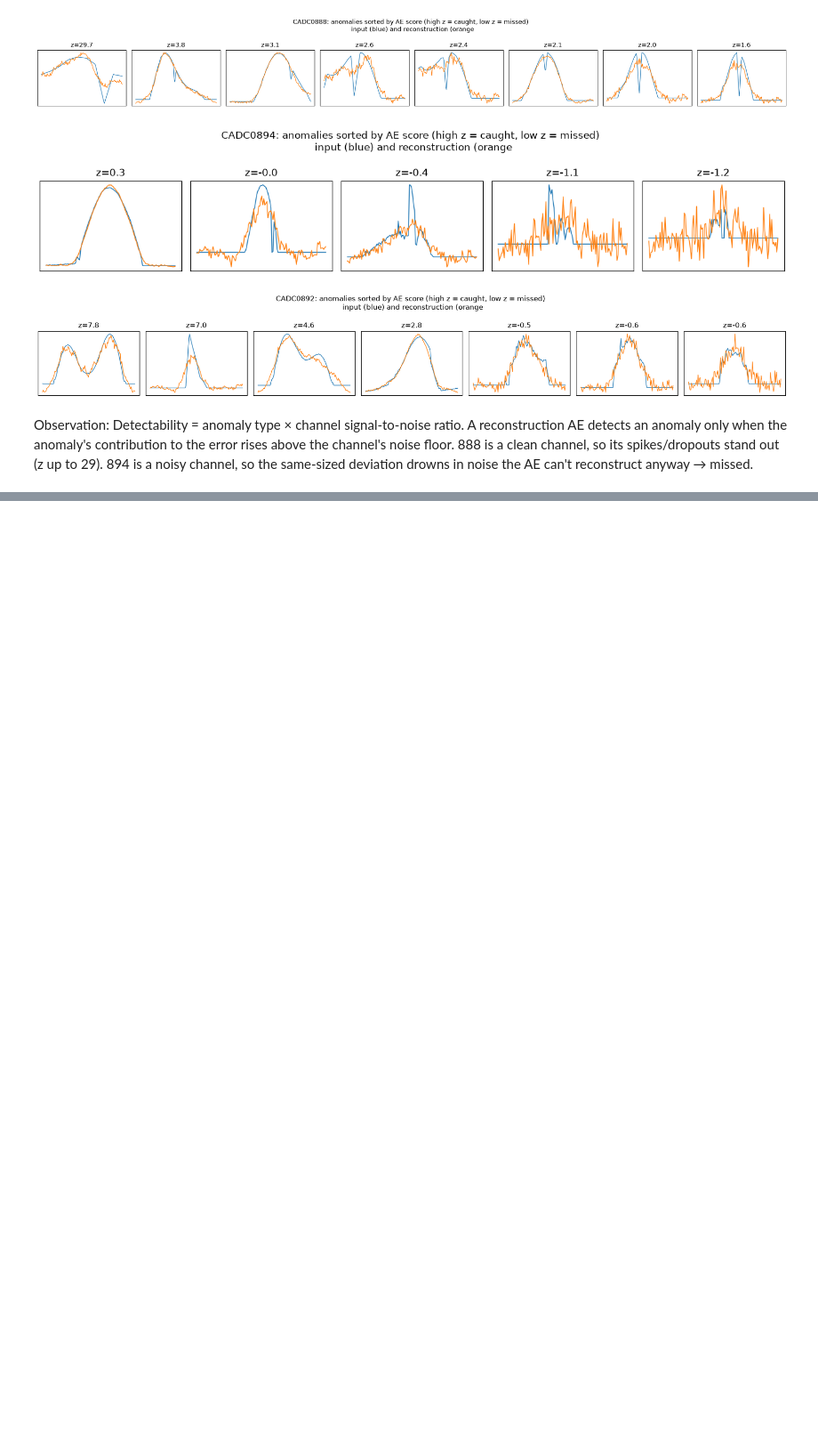
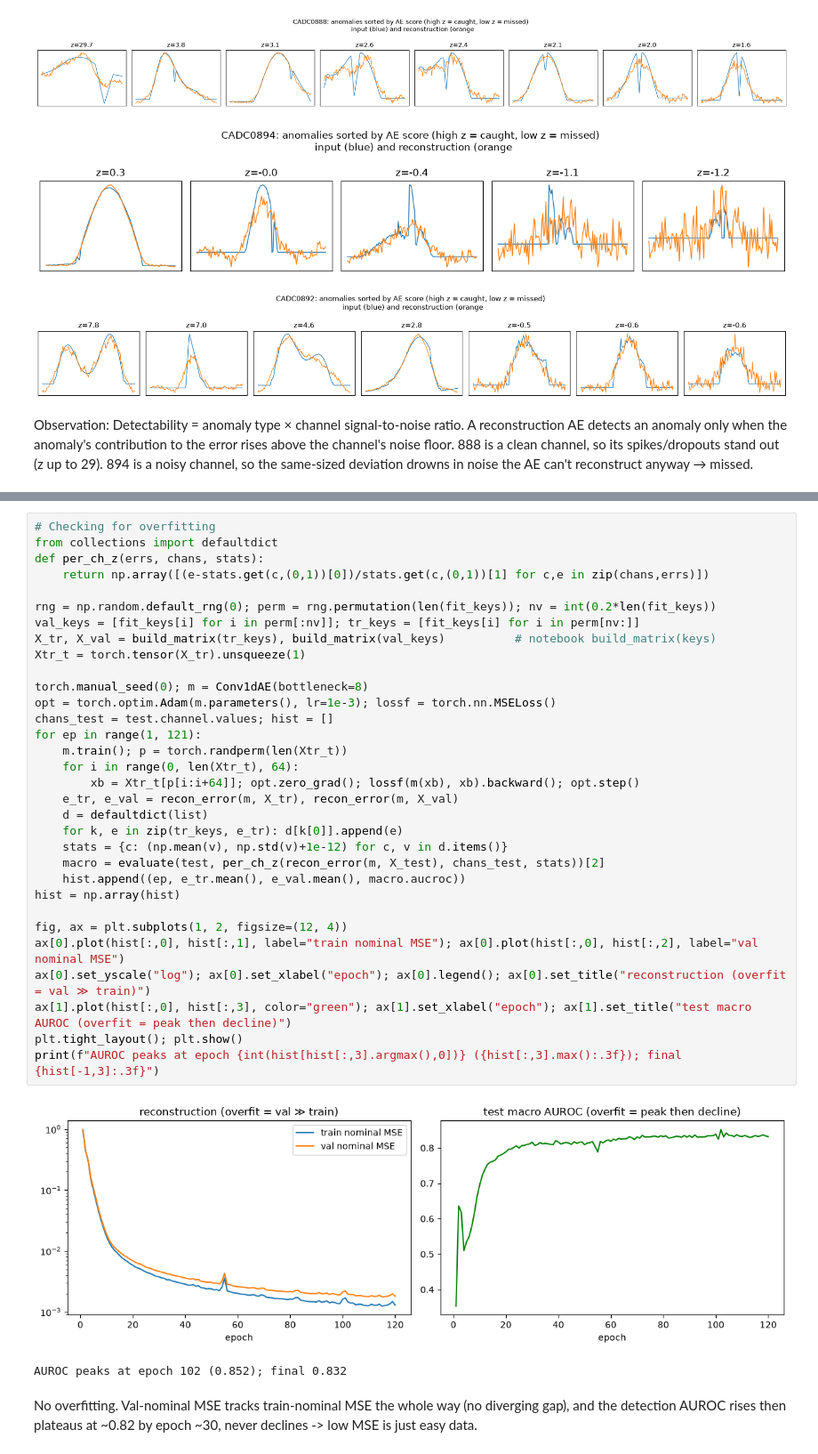
Before and after one commit to lauradmch/OPS-SAT-anomaly-detection, a Jupyter notebook: notebooks/conv1d_autoencoder.ipynb, the cells around one changed output, grey strips where cells are left out. Shown at 89% size. Cells and saved outputs as stored; diff of their text form; blank space fills up the shorter version.

```diff
--- a/notebooks/conv1d_autoencoder.ipynb
+++ b/notebooks/conv1d_autoencoder.ipynb
@@ -547,0 +649,37 @@ Observation: Detectability = anomaly type × channel signal-to-noise ratio. A re
+# %%
+# Checking for overfitting
+from collections import defaultdict
+def per_ch_z(errs, chans, stats):
+    return np.array([(e-stats.get(c,(0,1))[0])/stats.get(c,(0,1))[1] for c,e in zip(chans,errs)])
+
+rng = np.random.default_rng(0); perm = rng.permutation(len(fit_keys)); nv = int(0.2*len(fit_keys))
+val_keys = [fit_keys[i] for i in perm[:nv]]; tr_keys = [fit_keys[i] for i in perm[nv:]]
+X_tr, X_val = build_matrix(tr_keys), build_matrix(val_keys)          # notebook build_matrix(keys)
+Xtr_t = torch.tensor(X_tr).unsqueeze(1)
+
+torch.manual_seed(0); m = Conv1dAE(bottleneck=8)
+opt = torch.optim.Adam(m.parameters(), lr=1e-3); lossf = torch.nn.MSELoss()
+chans_test = test.channel.values; hist = []
+for ep in range(1, 121):
+    m.train(); p = torch.randperm(len(Xtr_t))
+    for i in range(0, len(Xtr_t), 64):
+        xb = Xtr_t[p[i:i+64]]; opt.zero_grad(); lossf(m(xb), xb).backward(); opt.step()
+    e_tr, e_val = recon_error(m, X_tr), recon_error(m, X_val)
+    d = defaultdict(list)
+    for k, e in zip(tr_keys, e_tr): d[k[0]].append(e)
+    stats = {c: (np.mean(v), np.std(v)+1e-12) for c, v in d.items()}
+    macro = evaluate(test, per_ch_z(recon_error(m, X_test), chans_test, stats))[2]
+    hist.append((ep, e_tr.mean(), e_val.mean(), macro.aucroc))
+hist = np.array(hist)
+
+fig, ax = plt.subplots(1, 2, figsize=(12, 4))
+ax[0].plot(hist[:,0], hist[:,1], label="train nominal MSE"); ax[0].plot(hist[:,0], hist[:,2], label="val nominal MSE")
+ax[0].set_yscale("log"); ax[0].set_xlabel("epoch"); ax[0].legend(); ax[0].set_title("reconstruction (overfit = val ≫ train)")
+ax[1].plot(hist[:,0], hist[:,3], color="green"); ax[1].set_xlabel("epoch"); ax[1].set_title("test macro AUROC (overfit = peak then decline)")
+plt.tight_layout(); plt.show()
+print(f"AUROC peaks at epoch {int(hist[hist[:,3].argmax(),0])} ({hist[:,3].max():.3f}); final {hist[-1,3]:.3f}")
+# %% [output]
+[figure, added]
+AUROC peaks at epoch 102 (0.852); final 0.832
+# %% [markdown]
+No overfitting. Val-nominal MSE tracks train-nominal MSE the whole way (no diverging gap), and the detection AUROC rises then plateaus at ~0.82 by epoch ~30, never declines -> low MSE is just easy data.
```
Also changed, not shown: parts of 5 cells of this notebook, 1 other file.
